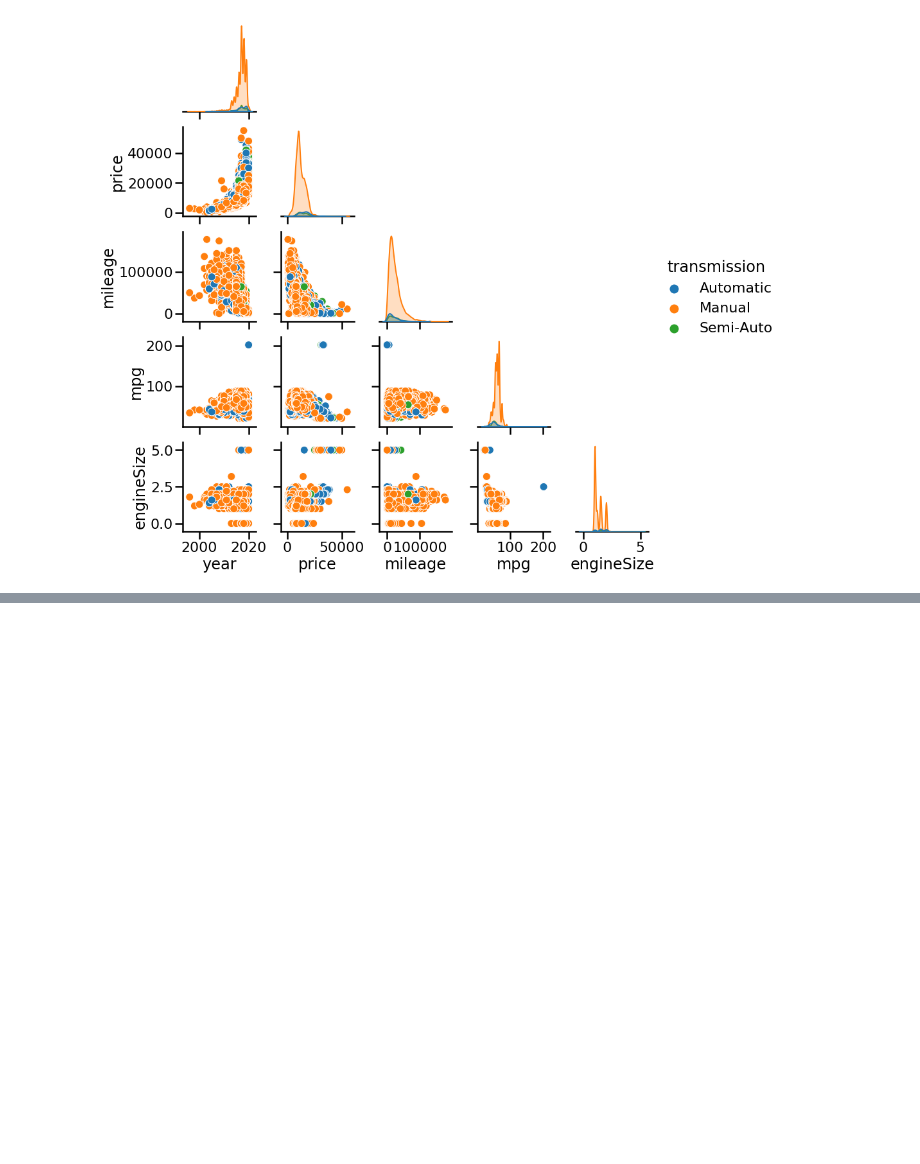
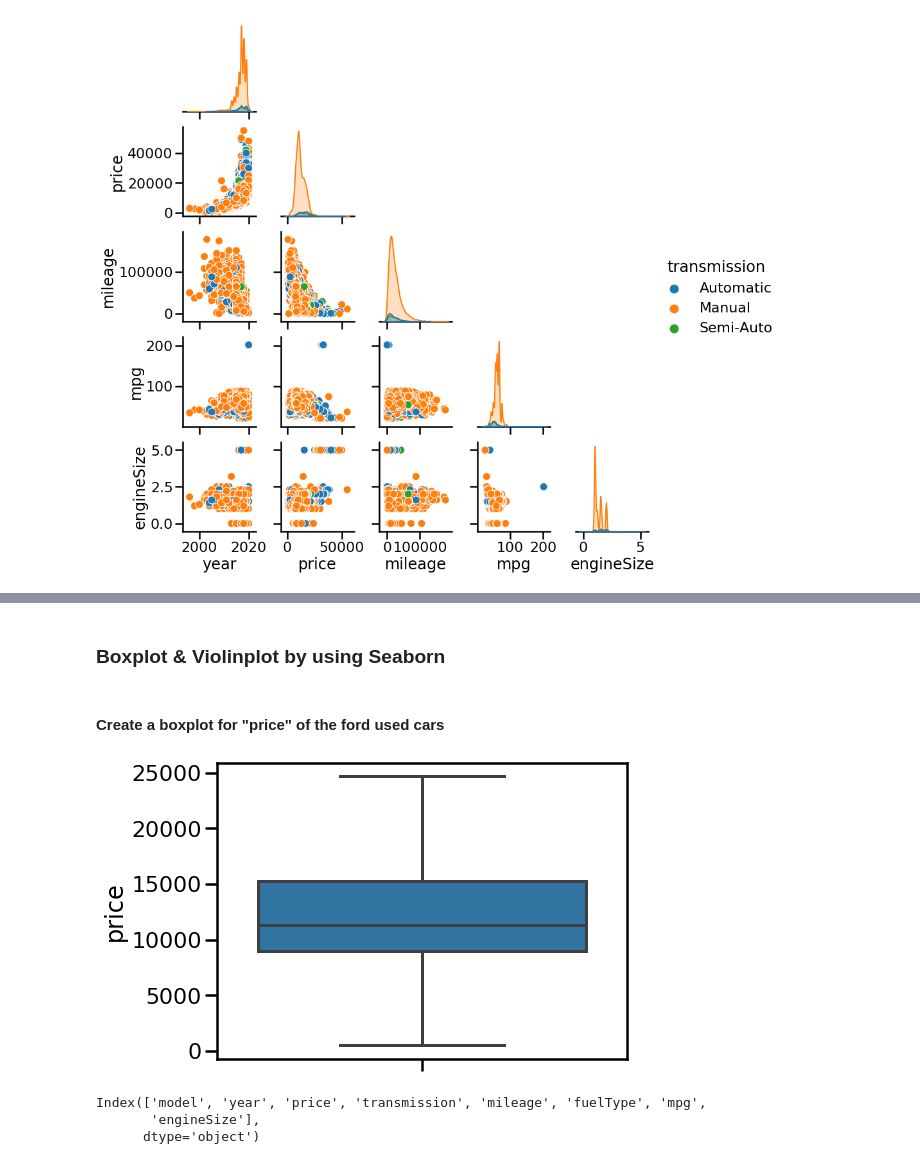
Before and after one commit to Mahmudul-UD/Used_Cars_Analysis, a Jupyter notebook: ford_used_car_analysis.ipynb, the cells around one changed output, grey strips where cells are left out. Drawn from its saved outputs; the diff is of its cells as text; code cells hidden in the pictures; blank space fills up the shorter version.

```diff
--- a/ford_used_car_analysis.ipynb
+++ b/ford_used_car_analysis.ipynb
@@ -382,0 +457,19 @@ plt.show()
+# %% [markdown]
+### Boxplot & Violinplot by using Seaborn
+# %% [markdown]
+#### Create a boxplot for "price" of the ford used cars
+# %%
+plt.figure (figsize = (8,5))
+
+sns.boxplot (y = "price", data = df, showfliers = False ) #here outliers are not taken
+
+plt.tight_layout()
+plt.show()
+# %% [output]
+[figure, added]
+# %%
+df.columns
+# %% [output]
+Index(['model', 'year', 'price', 'transmission', 'mileage', 'fuelType', 'mpg',
+       'engineSize'],
+      dtype='object')
```
Also changed, not shown: parts of 28 cells of this notebook.
